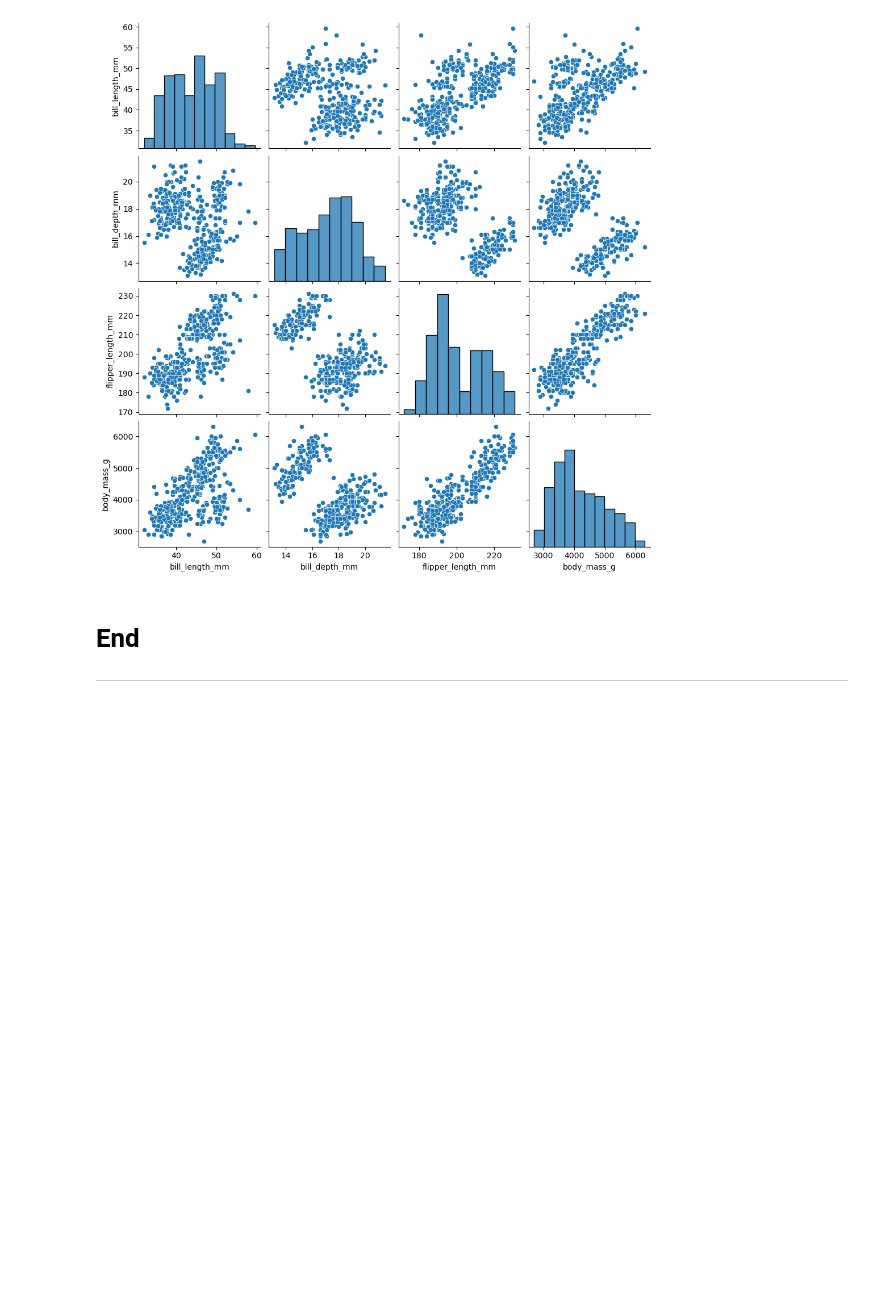
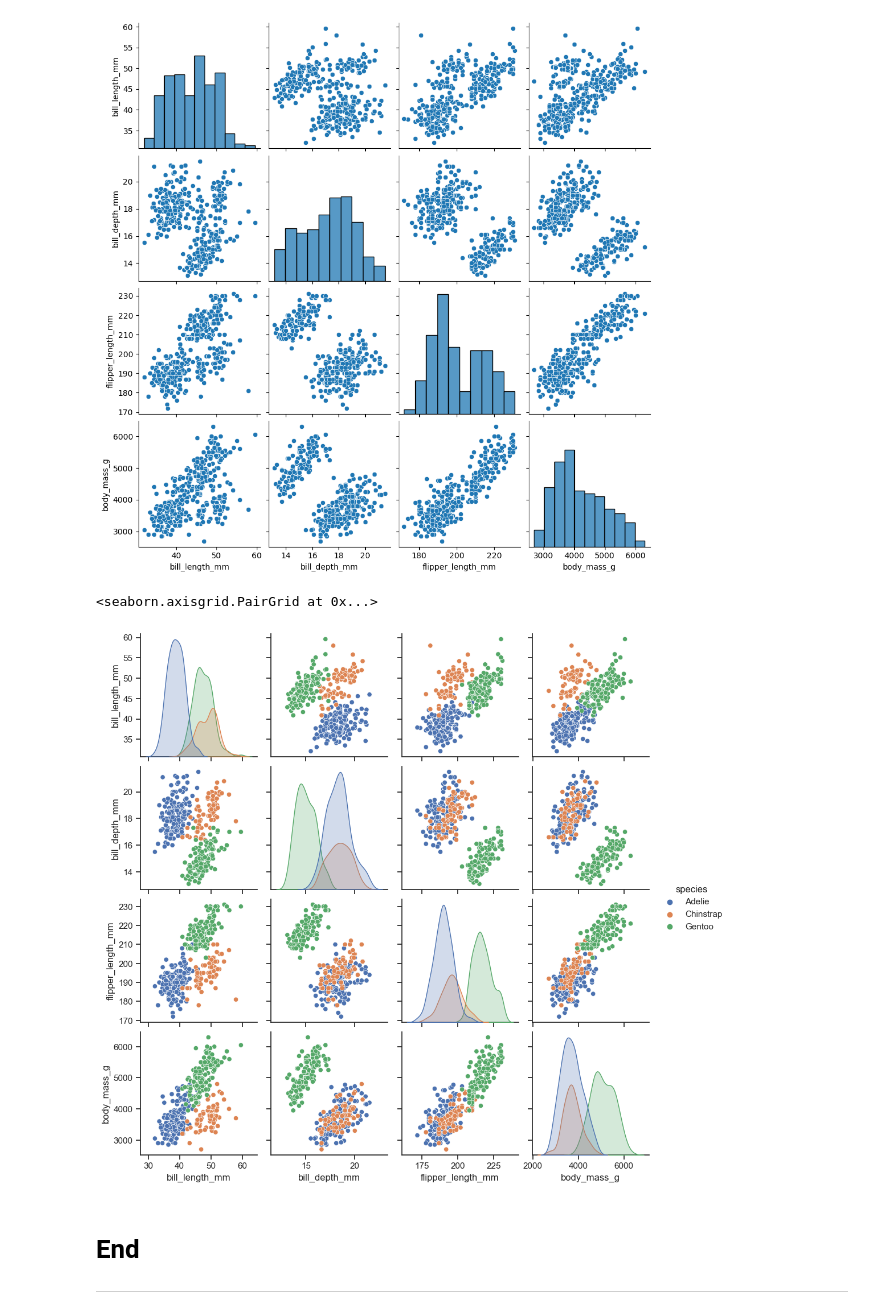
Before and after one commit to Tanjasta/Fundamentals-of-Data-Analysis, a Jupyter notebook: tasks.ipynb, the cells around one changed output. Cells and saved outputs as stored; diff of their text form; code cells hidden in the pictures; blank space fills up the shorter version.

Commit message:
graph updated for task 5

```diff
--- a/tasks.ipynb
+++ b/tasks.ipynb
@@ -141,6 +158,14 @@ sns.pairplot(df)
 # %% [output]
 <seaborn.axisgrid.PairGrid at 0x...>
 [figure]
+# %%
+
+%matplotlib inline
+
+sns.pairplot(data=df, hue='species')
+# %% [output]
+<seaborn.axisgrid.PairGrid at 0x...>
+[figure, added]
 # %% [markdown]
 # End
 
```
Also changed, not shown: parts of 3 cells of this notebook.
